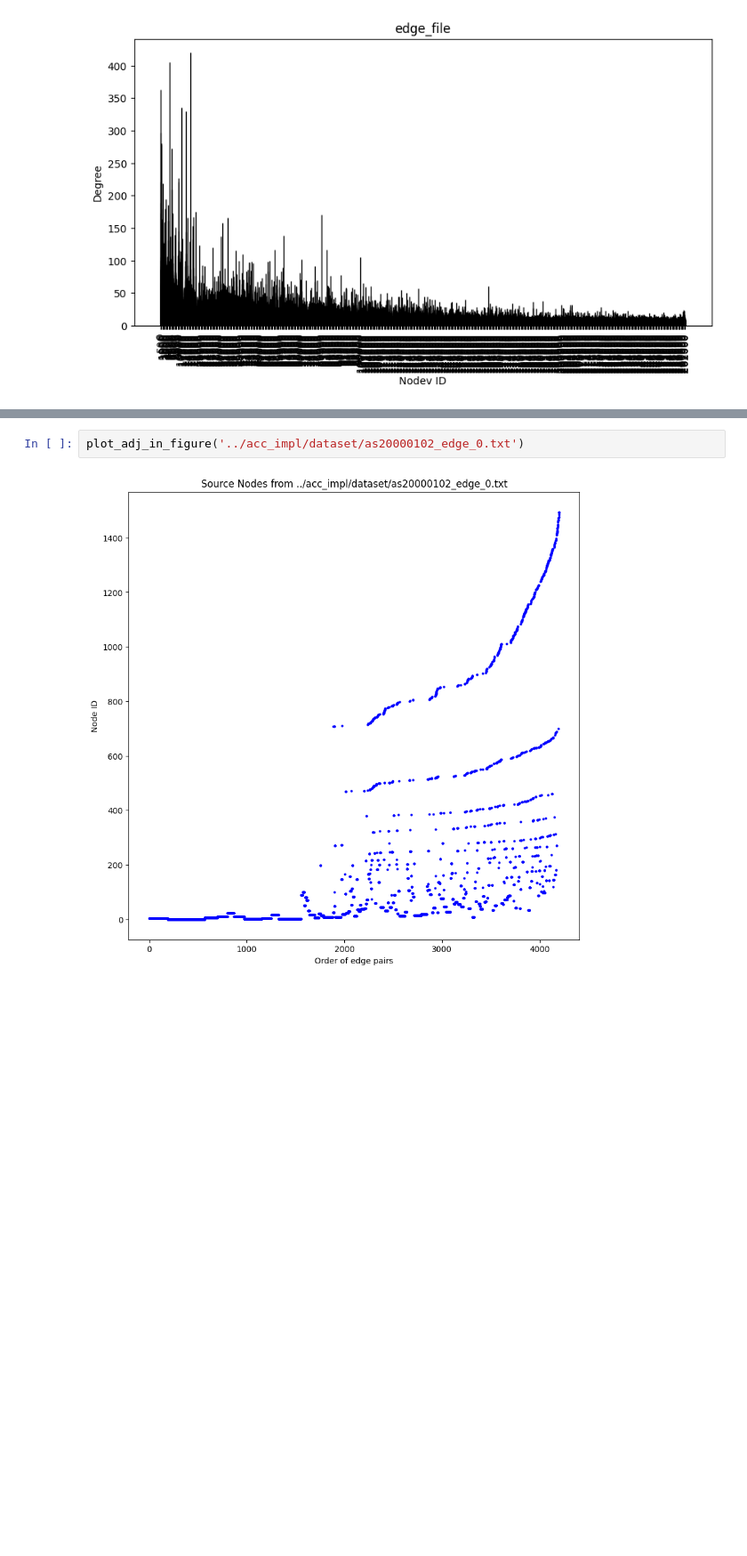
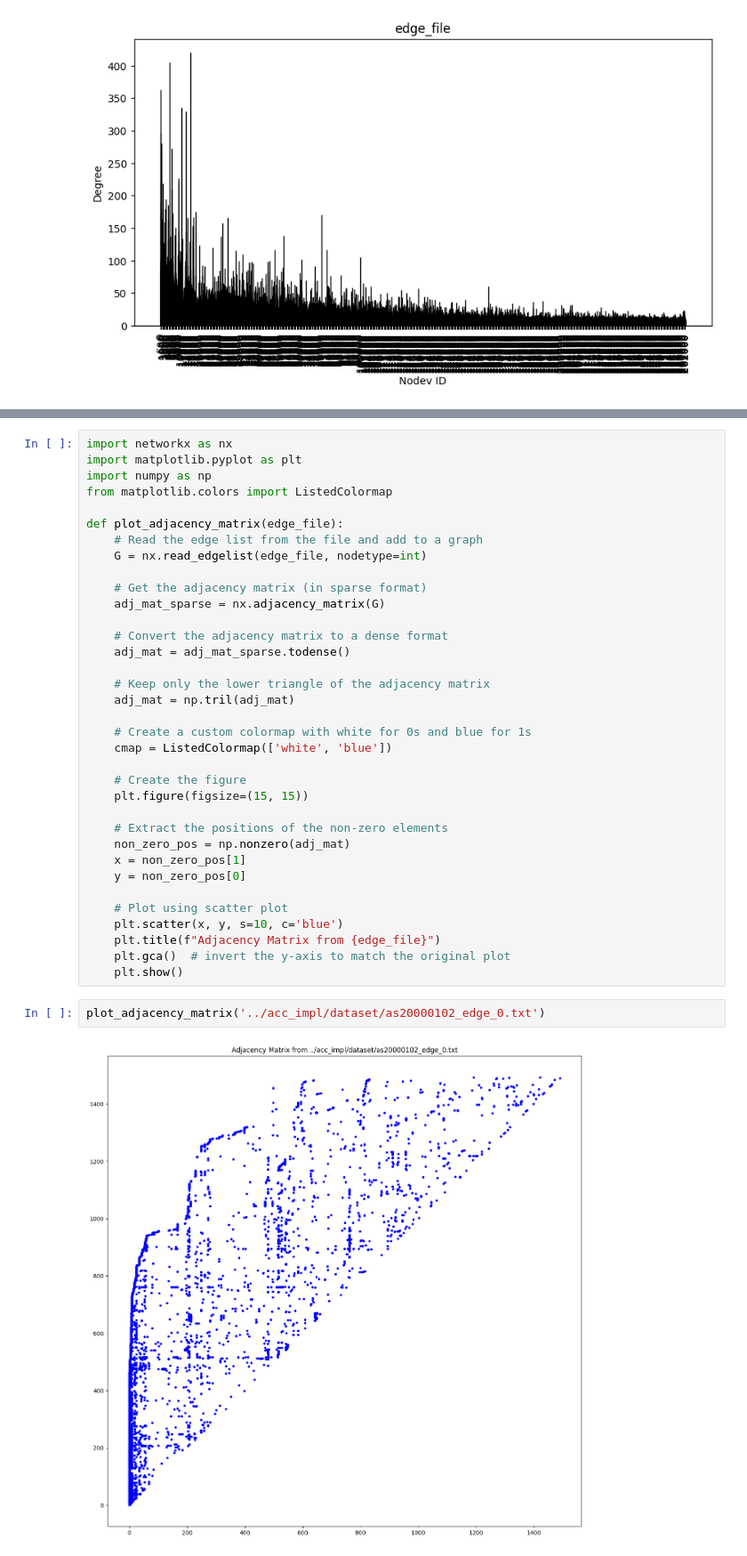
Before and after one commit to microideax/TCOperator, a Jupyter notebook: py_model/degreeAnalysis.ipynb, the cells around one changed output, grey strips where cells are left out. Shown at 89% size. Cells and saved outputs as stored; diff of their text form; blank space fills up the shorter version.

```diff
--- a/py_model/degreeAnalysis.ipynb
+++ b/py_model/degreeAnalysis.ipynb
@@ -156,4 +94,39 @@ def plot_adj_in_figure(edge_file):
+# %%
+import networkx as nx
+import matplotlib.pyplot as plt
+import numpy as np
+from matplotlib.colors import ListedColormap
+
+def plot_adjacency_matrix(edge_file):
+    # Read the edge list from the file and add to a graph
+    G = nx.read_edgelist(edge_file, nodetype=int)
+
+    # Get the adjacency matrix (in sparse format)
+    adj_mat_sparse = nx.adjacency_matrix(G)
+
+    # Convert the adjacency matrix to a dense format
+    adj_mat = adj_mat_sparse.todense()
+
+    # Keep only the lower triangle of the adjacency matrix
+    adj_mat = np.tril(adj_mat)
+
+    # Create a custom colormap with white for 0s and blue for 1s
+    cmap = ListedColormap(['white', 'blue'])
+
+    # Create the figure
+    plt.figure(figsize=(15, 15))
+
+    # Extract the positions of the non-zero elements
+    non_zero_pos = np.nonzero(adj_mat)
+    x = non_zero_pos[1]
+    y = non_zero_pos[0]
+
+    # Plot using scatter plot
+    plt.scatter(x, y, s=10, c='blue')
+    plt.title(f"Adjacency Matrix from {edge_file}")
+    plt.gca()  # invert the y-axis to match the original plot
+    plt.show()
 # %%
-plot_adj_in_figure('../acc_impl/dataset/as20000102_edge_0.txt')
+plot_adjacency_matrix('../acc_impl/dataset/as20000102_edge_0.txt')
 # %% [output]
-[figure, old version]
+[figure, new version]
```
Also changed, not shown: parts of 10 cells of this notebook, 2 other files.
